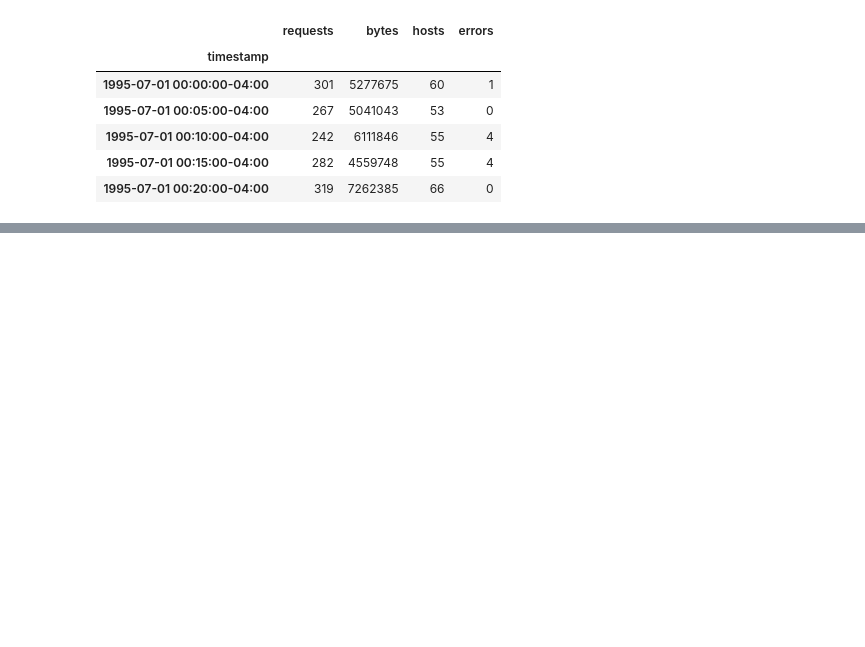
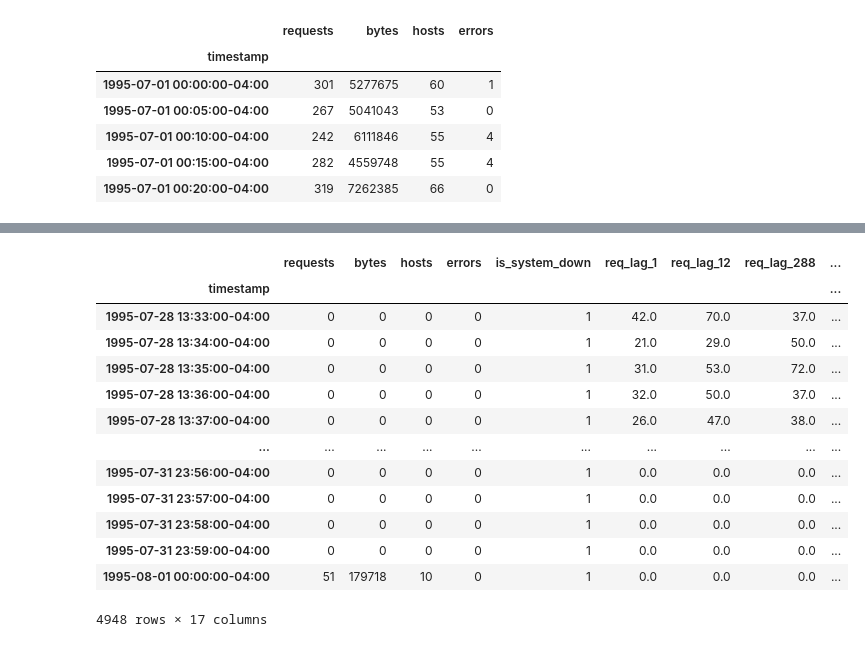
Before and after one commit to phamducuong05/Autoscaling-Analysis, a Jupyter notebook: notebooks/experimental/ducuong_process.ipynb, the cells around one changed output, grey strips where cells are left out. Saved outputs shown, nothing was run; the diff lists cells and outputs as text; code cells hidden in the pictures; blank space fills up the shorter version.

```diff
--- a/notebooks/experimental/ducuong_process.ipynb
+++ b/notebooks/experimental/ducuong_process.ipynb
@@ -235,3 +270,20 @@ memory usage: 6.2 MB
+# %%
+df_1m_after['1995-07-28 13:32:25':'1995-08-01 00:00:01']
+# %% [output]
+|  | requests | bytes | hosts | errors | is_system_down | req_lag_1 | req_lag_12 | req_lag_288 | ... |
+| timestamp |  |  |  |  |  |  |  |  | ... |
+| 1995-07-28 13:33:00-04:00 | 0 | 0 | 0 | 0 | 1 | 42.0 | 70.0 | 37.0 | ... |
+| 1995-07-28 13:34:00-04:00 | 0 | 0 | 0 | 0 | 1 | 21.0 | 29.0 | 50.0 | ... |
+| 1995-07-28 13:35:00-04:00 | 0 | 0 | 0 | 0 | 1 | 31.0 | 53.0 | 72.0 | ... |
+| 1995-07-28 13:36:00-04:00 | 0 | 0 | 0 | 0 | 1 | 32.0 | 50.0 | 37.0 | ... |
+| 1995-07-28 13:37:00-04:00 | 0 | 0 | 0 | 0 | 1 | 26.0 | 47.0 | 38.0 | ... |
+| ... | ... | ... | ... | ... | ... | ... | ... | ... | ... |
+| 1995-07-31 23:56:00-04:00 | 0 | 0 | 0 | 0 | 1 | 0.0 | 0.0 | 0.0 | ... |
+| 1995-07-31 23:57:00-04:00 | 0 | 0 | 0 | 0 | 1 | 0.0 | 0.0 | 0.0 | ... |
+| 1995-07-31 23:58:00-04:00 | 0 | 0 | 0 | 0 | 1 | 0.0 | 0.0 | 0.0 | ... |
+| 1995-07-31 23:59:00-04:00 | 0 | 0 | 0 | 0 | 1 | 0.0 | 0.0 | 0.0 | ... |
+| 1995-08-01 00:00:00-04:00 | 51 | 179718 | 10 | 0 | 1 | 0.0 | 0.0 | 0.0 | ... |
+4948 rows × 17 columns
 # %%
 df_15m = resample_traffic(raw_df, window='15min')
 df_15m_after = add_features(df_15m)
```
Also changed, not shown: parts of 6 cells of this notebook.
